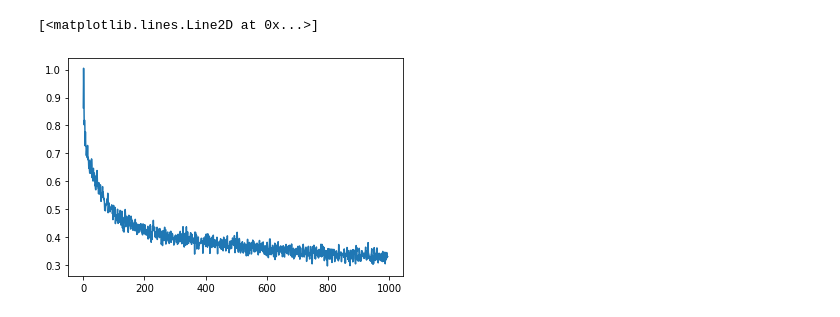
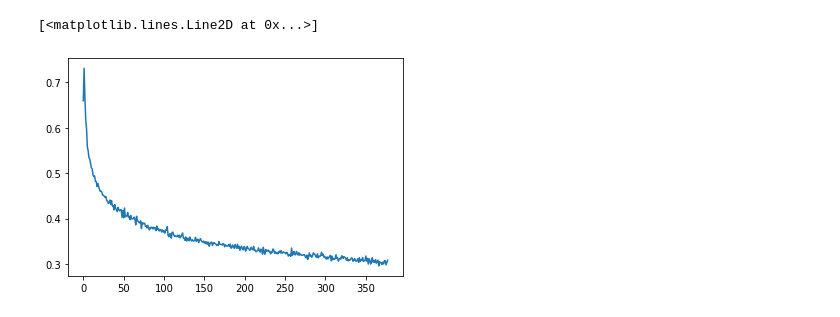
Before and after one commit to NakuraMino/CSE571-Deep-Motion-Planner, a Jupyter notebook: src/models/AStarNet.ipynb, the cells around one changed output. Drawn from its saved outputs; the diff is of its cells as text; code cells hidden in the pictures.

```diff
--- a/src/models/AStarNet.ipynb
+++ b/src/models/AStarNet.ipynb
@@ -53,14 +57,18 @@ optimizer = optim.Adam(net.parameters(), lr=0.001)
 criterion = nn.CrossEntropyLoss()
 JHist = []
 # %%
-# overfit on one batch to make sure everything is working
-for i in range(5000):
-  optimizer.zero_grad()
-  y_pred = net(data)
-  loss = criterion(y_pred, label)
-  loss.backward()
-  optimizer.step()
+for j in range(100):
+  for i, (input_data, labels) in enumerate(dataloader):
 
-  epoch_loss = loss.item()
-  JHist.append(epoch_loss)
-  print(i, epoch_loss)
+    y_label = labels.to("cuda")
+    y_label = y_label - 1
+    optimizer.zero_grad()
+    y_pred = net(input_data)
+    loss = criterion(y_pred, y_label)
+    loss.backward()
+    optimizer.step()
+
+    epoch_loss = loss.item()
+    JHist.append(epoch_loss)
+
+    print(i + j * 83, epoch_loss)
@@ -67,16 +92,0 @@ for i in range(5000):
-# %%
-for j in range(120):
-  for i, (input_data, labels) in enumerate(dataloader):
-
-    y_label = labels.to("cuda")
-    y_label = y_label - 1
-    optimizer.zero_grad()
-    y_pred = net(input_data)
-    loss = criterion(y_pred, y_label)
-    loss.backward()
-    optimizer.step()
-
-    epoch_loss = loss.item()
-    JHist.append(epoch_loss)
-
-    print(i + j * 83, epoch_loss)
@@ -109,14 +93,15 @@ plt.plot(JHist)
 # %%
+import matplotlib.pyplot as plt
 JHist_avg = []
 sum = 0
 for index in range(30, len(JHist)):
   sum += JHist[index]
-  if index % 9 == 0:
-    JHist_avg.append(sum / 10)
+  if index % 99 == 0:
+    JHist_avg.append(sum / 100)
     sum = 0
 
 plt.plot(JHist_avg)
 # %% [output]
 [<matplotlib.lines.Line2D at 0x...>]
-[figure, old version]
+[figure, new version]
 # %%
```
Also changed, not shown: parts of 6 cells of this notebook, 5 other files.
